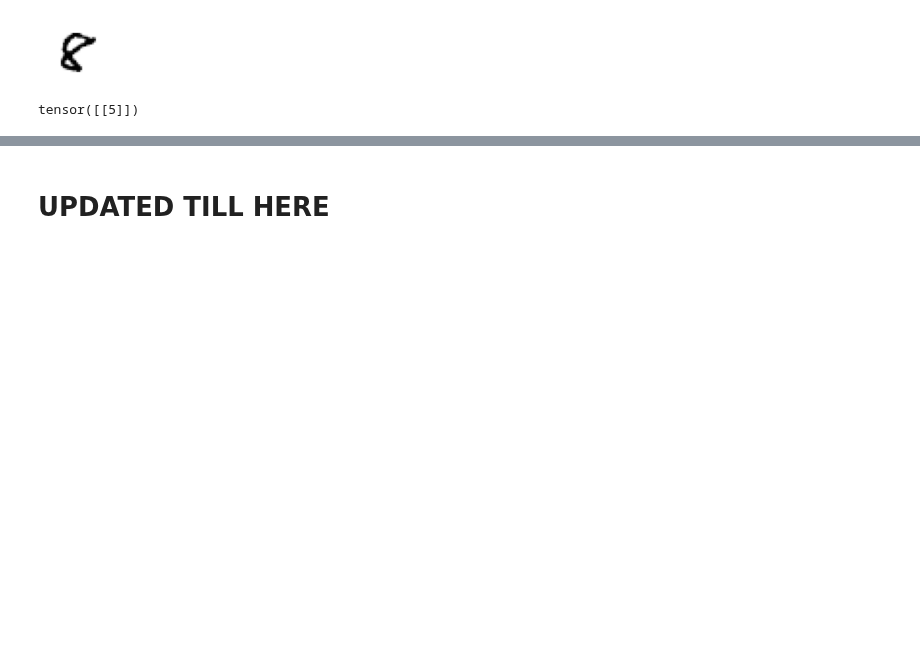
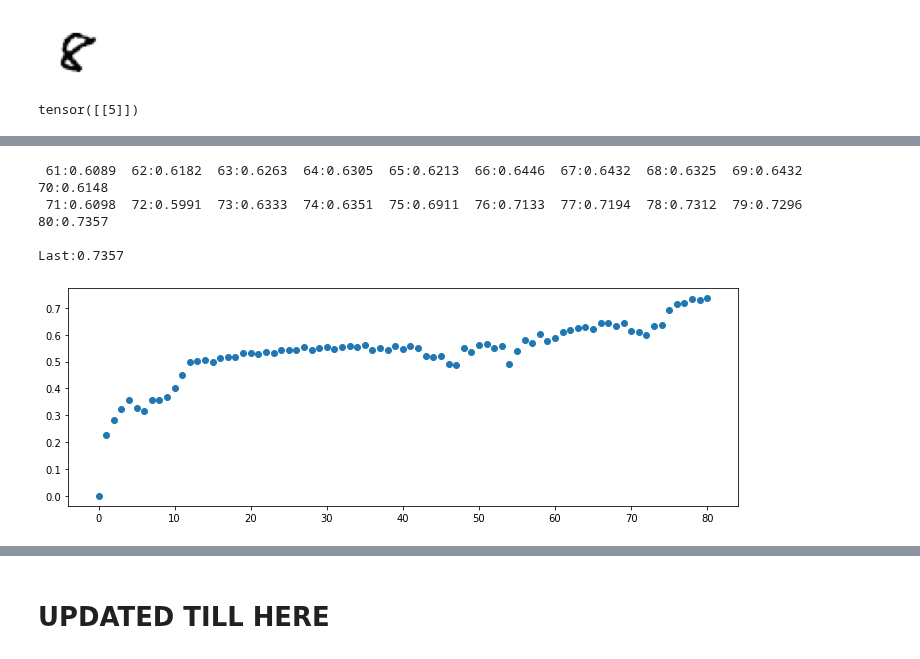
Before and after one commit to vtecftwy/fastbook, a Jupyter notebook: wip nbs/04_mnist_full_set.ipynb, the cells around one changed output, grey strips where cells are left out. Cells and saved outputs as stored; diff of their text form; code cells hidden in the pictures; blank space fills up the shorter version.

```diff
--- a/wip nbs/04_mnist_full_set.ipynb
+++ b/wip nbs/04_mnist_full_set.ipynb
@@ -1066,0 +1213,21 @@ tensor([[7]])
+# %%
+from math import log10
+
+def run_n_epochs(model, lr, params, n_epochs):
+    trigger = 10**(int(log10(n_epochs))-1)
+    cols = 10
+    starting_i = metric_results['epochs'][-1] + 1
+    for i in range(starting_i, starting_i + n_epochs):
+        train_epoch(model, lr, params)
+        if i%trigger == 0:
+            v = validate_epoch(classifier)
+
+            metric_results['epochs'].append(i)
+            metric_results['values'].append(v)
+
+            end_str = '\n' if i//trigger%cols == 0 else ' '
+            print(f"{i:3d}:{v:1.4f}", end=end_str)
+    print(f"\nLast:{v:1.4f}")
+    fig, ax = plt.subplots(1, 1, figsize=(12,4))
+    ax.scatter(metric_results['epochs'], metric_results['values'])
+    return metric_results
@@ -1066,0 +1236,21 @@ tensor([[7]])
+# %%
+shuffle(dset)
+dl = DataLoader(dset, batch_size=256)
+valid_dl = DataLoader(valid_dset, batch_size=5)
+
+w1 = init_params((28*28, 250))
+b1 = init_params(250)
+w2 = init_params((250, 100))
+b2 = init_params(100)
+w3 = init_params((100, 10))
+b3 = init_params(10)
+
+lr = 1
+params = w1, b1, w2, b2
+
+metric_results = {}
+metric_results['epochs'] = [0]
+metric_results['values'] = [0]
+
+train_epoch(model, lr, params)
+validate_epoch(classifier)
@@ -1066,0 +1283,8 @@ tensor([[7]])
+# %%
+metric_results = run_n_epochs(model, lr/2, params, 20)
+# %% [output]
+ 61:0.6089  62:0.6182  63:0.6263  64:0.6305  65:0.6213  66:0.6446  67:0.6432  68:0.6325  69:0.6432  70:0.6148
+ 71:0.6098  72:0.5991  73:0.6333  74:0.6351  75:0.6911  76:0.7133  77:0.7194  78:0.7312  79:0.7296  80:0.7357
+
+Last:0.7357
+[figure, added]
```
Also changed, not shown: parts of 53 cells of this notebook.
